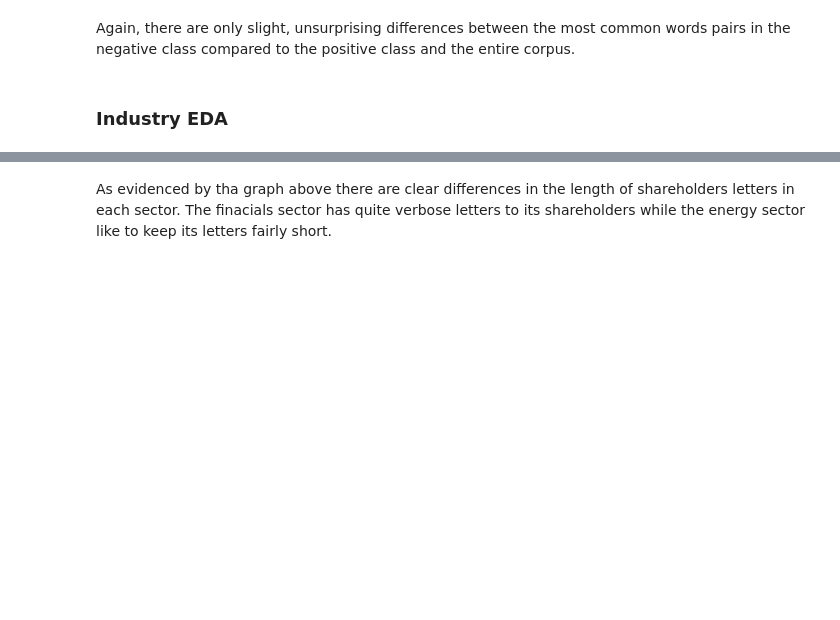
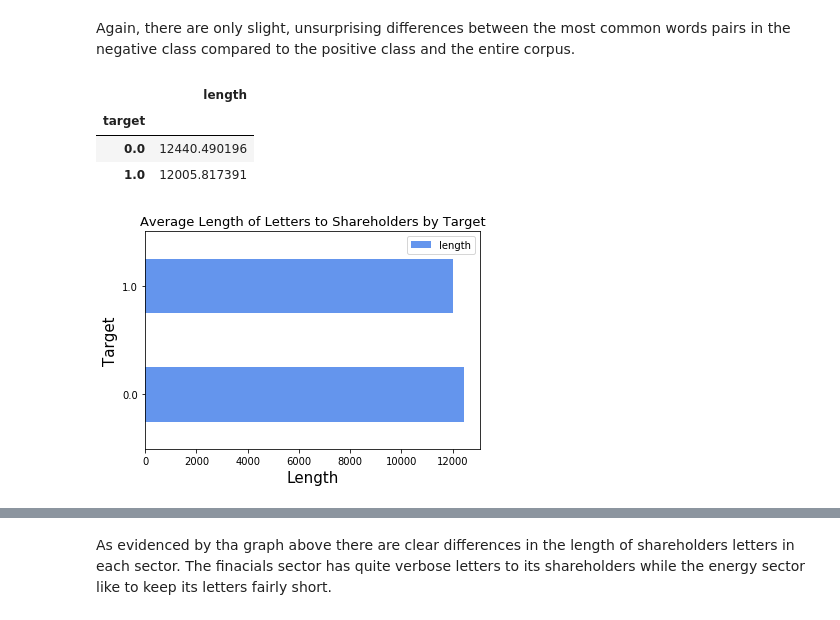
Before and after one commit to sleadley1/Capstone, a Jupyter notebook: code/1-Cleaning_and_EDA.ipynb, the cells around one changed output, grey strips where cells are left out. Saved outputs shown, nothing was run; the diff lists cells and outputs as text; code cells hidden in the pictures; blank space fills up the shorter version.

```diff
--- a/code/1-Cleaning_and_EDA.ipynb
+++ b/code/1-Cleaning_and_EDA.ipynb
@@ -554,8 +564,6 @@ plt.title('Most Common Word Pairs in the Negative Letters to Shareholders', size
 [figure]
 # %% [markdown]
 Again, there are only slight, unsurprising differences between the most common words pairs in the negative class compared to the positive class and the entire corpus.
-# %% [markdown]
-### Industry EDA
 # %%
 ls = []
 for letter in shareholder_letters['letter_to_shareholder']:
@@ -565,3 +573,21 @@ for letter in shareholder_letters['letter_to_shareholder']:
 # %%
 shareholder_letters = pd.concat([shareholder_letters, letter_len], axis = 1)
 shareholder_letters.rename(columns={0: 'length'}, inplace=True)
+# %%
+avg_target_length = shareholder_letters.groupby('target').mean()[['length']]
+# %%
+avg_target_length
+# %% [output]
+|  | length |
+| target |  |
+| 0.0 | 12440.490196 |
+| 1.0 | 12005.817391 |
+# %%
+# Visualization of most frequent words in the letters to shareholders
+avg_target_length.sort_values(by = 'length', ascending=False).plot(kind = 'barh', color='cornflowerblue');
+
+plt.xlabel('Length', size = 15)
+plt.ylabel('Target', size = 15)
+plt.title('Average Length of Letters to Shareholders by Target', size = 13);
+# %% [output]
+[figure, added]
```
Also changed, not shown: parts of 37 cells of this notebook, 14 other files.
